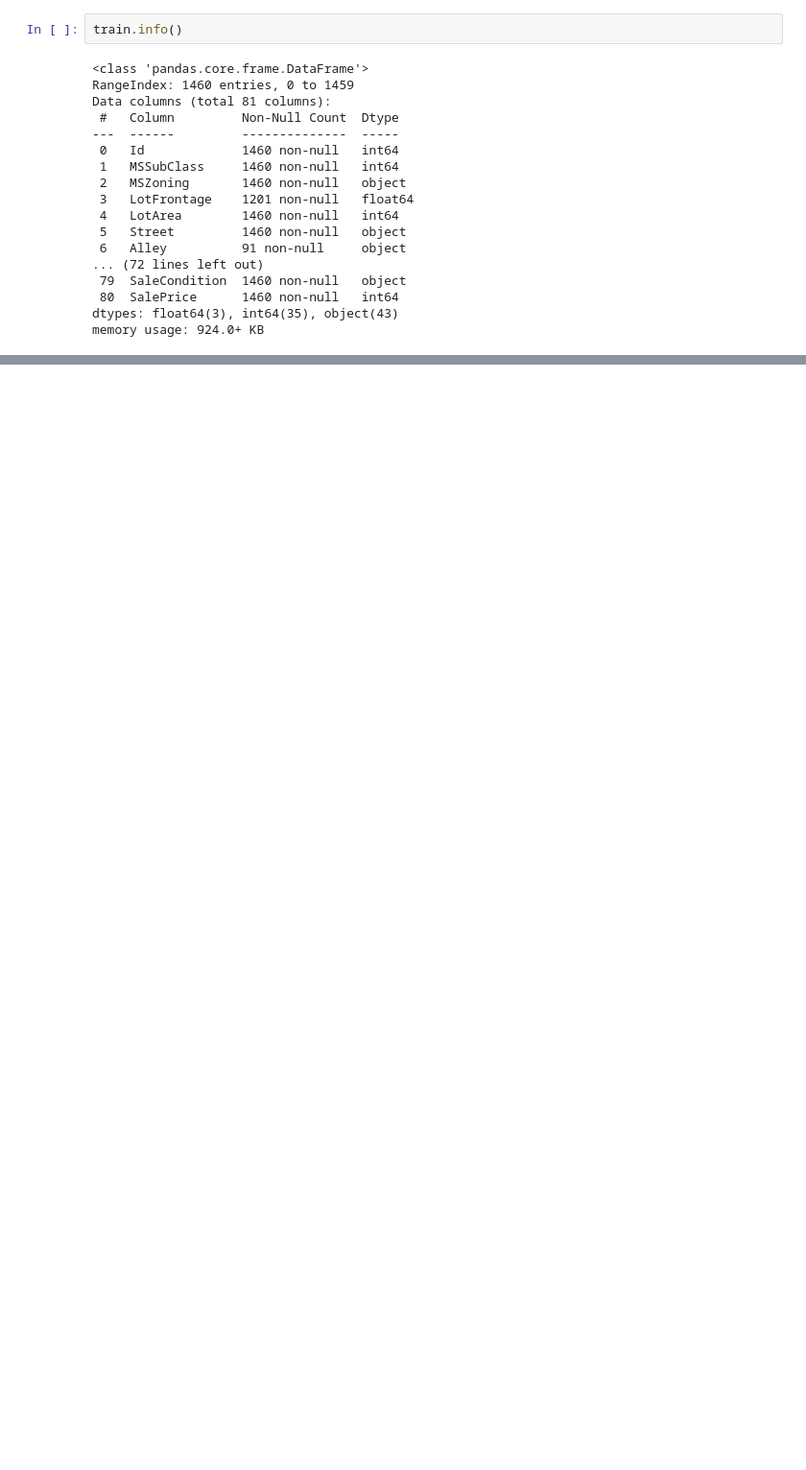
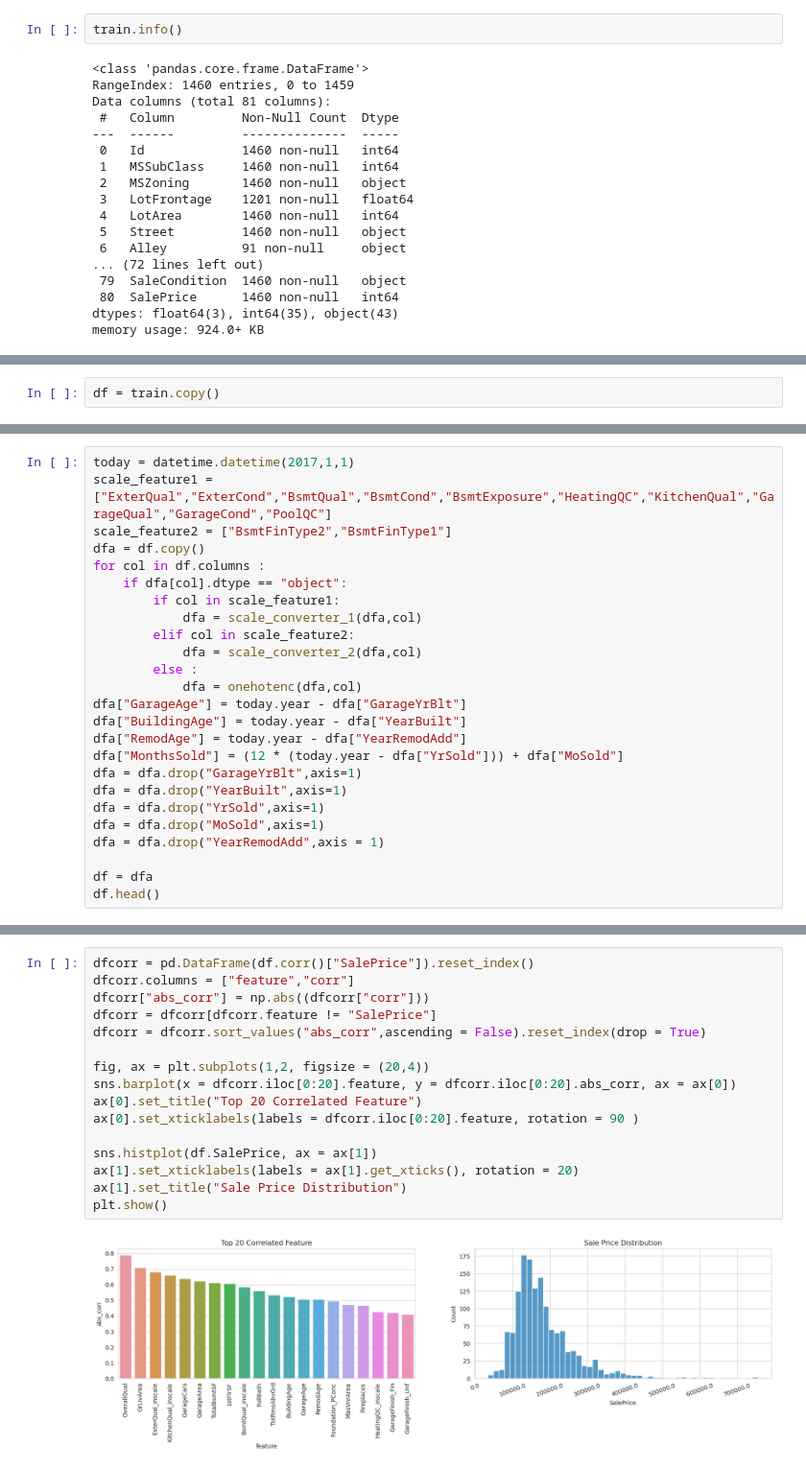
Before and after one commit to isaidhs/Data-Analytics-Notebook, a Jupyter notebook: house-price-regression.ipynb, the cells around one changed output, grey strips where cells are left out. Shown at 96% size. Drawn from its saved outputs; the diff is of its cells as text; blank space fills up the shorter version.

Commit message:
Kaggle Notebook | House Price Regression Competition | Version 3

```diff
--- a/house-price-regression.ipynb
+++ b/house-price-regression.ipynb
@@ -170,0 +112,2 @@ dt = train[["LotFrontage","SalePrice"]]
+# %%
+df = train.copy()
@@ -170,0 +197,25 @@ dt = train[["LotFrontage","SalePrice"]]
+# %%
+today = datetime.datetime(2017,1,1)
+scale_feature1 = ["ExterQual","ExterCond","BsmtQual","BsmtCond","BsmtExposure","HeatingQC","KitchenQual","GarageQual","GarageCond","PoolQC"]
+scale_feature2 = ["BsmtFinType2","BsmtFinType1"]
+dfa = df.copy()
+for col in df.columns :
+    if dfa[col].dtype == "object":
+        if col in scale_feature1:
+            dfa = scale_converter_1(dfa,col)
+        elif col in scale_feature2:
+            dfa = scale_converter_2(dfa,col)
+        else :
+            dfa = onehotenc(dfa,col)
+dfa["GarageAge"] = today.year - dfa["GarageYrBlt"]
+dfa["BuildingAge"] = today.year - dfa["YearBuilt"]
+dfa["RemodAge"] = today.year - dfa["YearRemodAdd"]
+dfa["MonthsSold"] = (12 * (today.year - dfa["YrSold"])) + dfa["MoSold"]
+dfa = dfa.drop("GarageYrBlt",axis=1)
+dfa = dfa.drop("YearBuilt",axis=1)
+dfa = dfa.drop("YrSold",axis=1)
+dfa = dfa.drop("MoSold",axis=1)
+dfa = dfa.drop("YearRemodAdd",axis = 1)
+
+df = dfa
+df.head()
@@ -170,0 +244,18 @@ dt = train[["LotFrontage","SalePrice"]]
+# %%
+dfcorr = pd.DataFrame(df.corr()["SalePrice"]).reset_index()
+dfcorr.columns = ["feature","corr"]
+dfcorr["abs_corr"] = np.abs((dfcorr["corr"]))
+dfcorr = dfcorr[dfcorr.feature != "SalePrice"]
+dfcorr = dfcorr.sort_values("abs_corr",ascending = False).reset_index(drop = True)
+
+fig, ax = plt.subplots(1,2, figsize = (20,4))
+sns.barplot(x = dfcorr.iloc[0:20].feature, y = dfcorr.iloc[0:20].abs_corr, ax = ax[0])
+ax[0].set_title("Top 20 Correlated Feature")
+ax[0].set_xticklabels(labels = dfcorr.iloc[0:20].feature, rotation = 90 )
+
+sns.histplot(df.SalePrice, ax = ax[1])
+ax[1].set_xticklabels(labels = ax[1].get_xticks(), rotation = 20)
+ax[1].set_title("Sale Price Distribution")
+plt.show()
+# %% [output]
+[figure, added]
```
Also changed, not shown: parts of 43 cells of this notebook.
